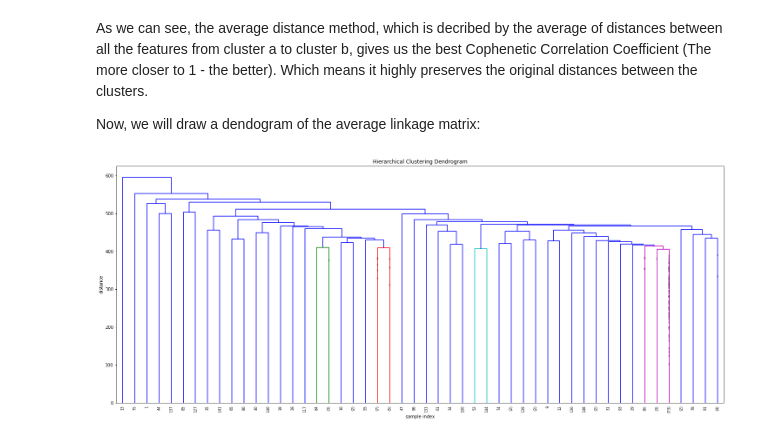
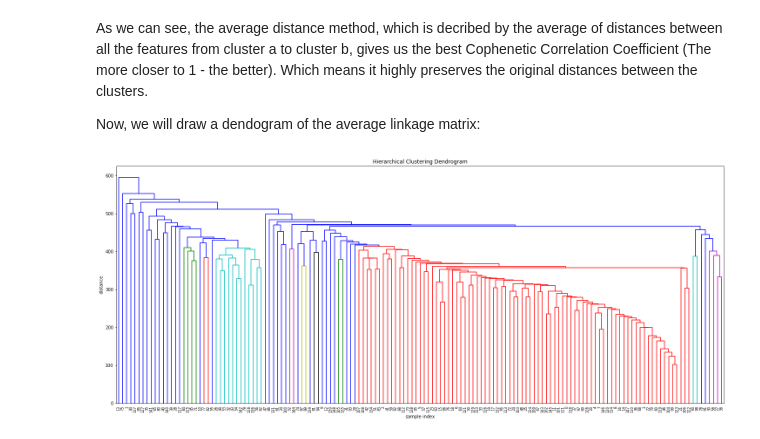
Before and after one commit to ItayGabbay/HotelsDataResearch, a Jupyter notebook: FinalProject.ipynb, the cells around one changed output. Cells and saved outputs as stored; diff of their text form; code cells hidden in the pictures.

Commit message:
Last commit?

```diff
--- a/FinalProject.ipynb
+++ b/FinalProject.ipynb
@@ -341,17 +496,17 @@ Now, we will draw a dendogram of the average linkage matrix:
 # %%
 # calculate full dendrogram
 plt.figure(figsize=(25, 10))
 plt.title('Hierarchical Clustering Dendrogram')
 plt.xlabel('sample index')
 plt.ylabel('distance')
 dendrogram(
     average,
     leaf_rotation=90.,  # rotates the x axis labels
     leaf_font_size=8.,  # font size for the x axis labels
     truncate_mode='lastp',  # show only the last p merged clusters
-    p=50,  # show only the last p merged clusters
+    p=150,  # show only the last p merged clusters
     show_contracted=True,  # to get a distribution impression in truncated branches
 )
 plt.show()
 # %% [output]
-[figure, old version]
+[figure, new version]
```
Also changed, not shown: parts of 21 cells of this notebook.
